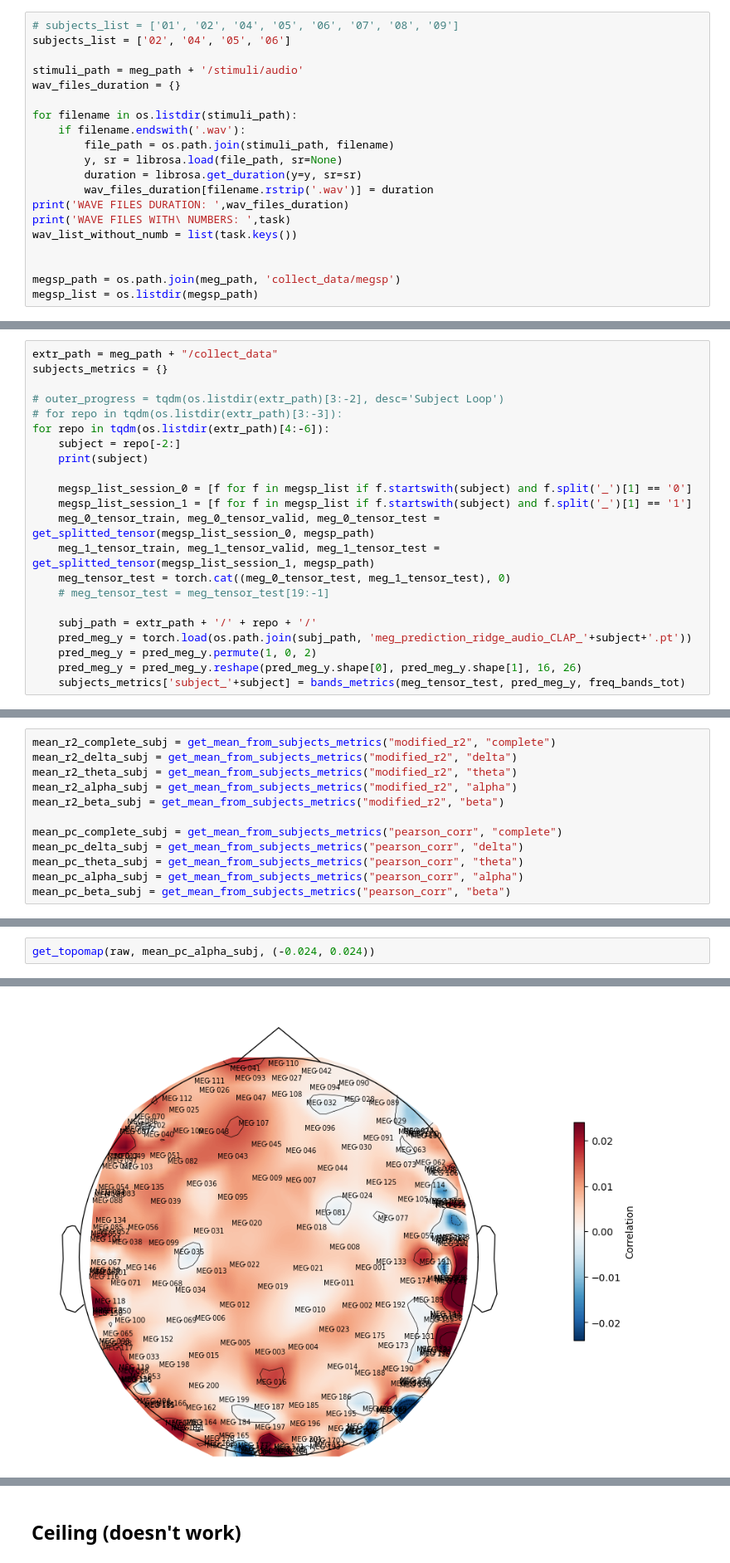
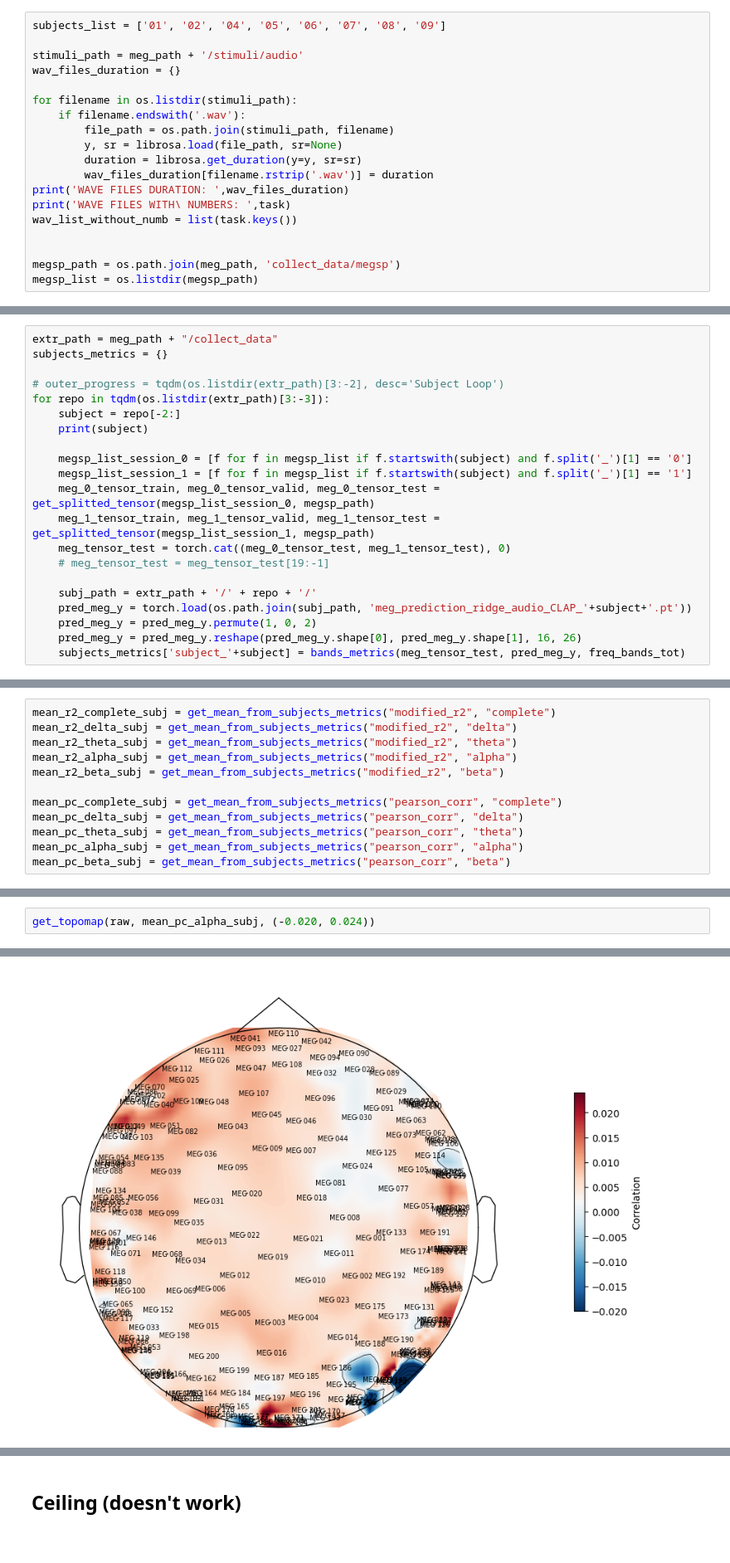
Before and after one commit to mattciff5/spect-to-meg, a Jupyter notebook: code/run_comparison.ipynb, the cells around one changed output, grey strips where cells are left out. Shown at 83% size. Saved outputs shown, nothing was run; the diff lists cells and outputs as text.

```diff
--- a/code/run_comparison.ipynb
+++ b/code/run_comparison.ipynb
@@ -5,8 +5,7 @@ from tqdm import tqdm
 import matplotlib.pyplot as plt
 import pandas as pd
 # %%
-# subjects_list = ['01', '02', '04', '05', '06', '07', '08', '09']
-subjects_list = ['02', '04', '05', '06']
+subjects_list = ['01', '02', '04', '05', '06', '07', '08', '09']
 
 stimuli_path = meg_path + '/stimuli/audio'
 wav_files_duration = {}
@@ -38,8 +44,7 @@ extr_path = meg_path + "/collect_data"
 subjects_metrics = {}
 
 # outer_progress = tqdm(os.listdir(extr_path)[3:-2], desc='Subject Loop')
-# for repo in tqdm(os.listdir(extr_path)[3:-3]):
-for repo in tqdm(os.listdir(extr_path)[4:-6]):
+for repo in tqdm(os.listdir(extr_path)[3:-3]):
     subject = repo[-2:]
     print(subject)
 
@@ -216,7 +226,7 @@ correlations.shape:  (208,)
 # %%
-get_topomap(raw, mean_pc_alpha_subj, (-0.024, 0.024))
+get_topomap(raw, mean_pc_alpha_subj, (-0.020, 0.024))
 # %% [output]
 meg_channel_positions.shape:  (208, 2)
 correlations.shape:  (208,)
-[figure, old version]
+[figure, new version]
 # %%
```
Also changed, not shown: parts of 10 cells of this notebook, 3 other files.
